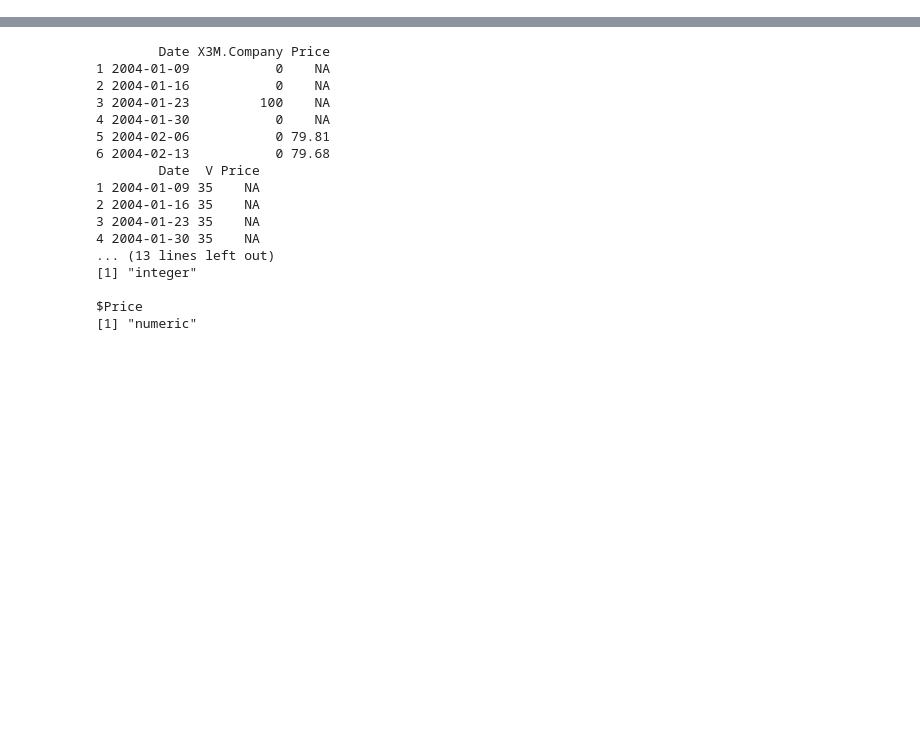
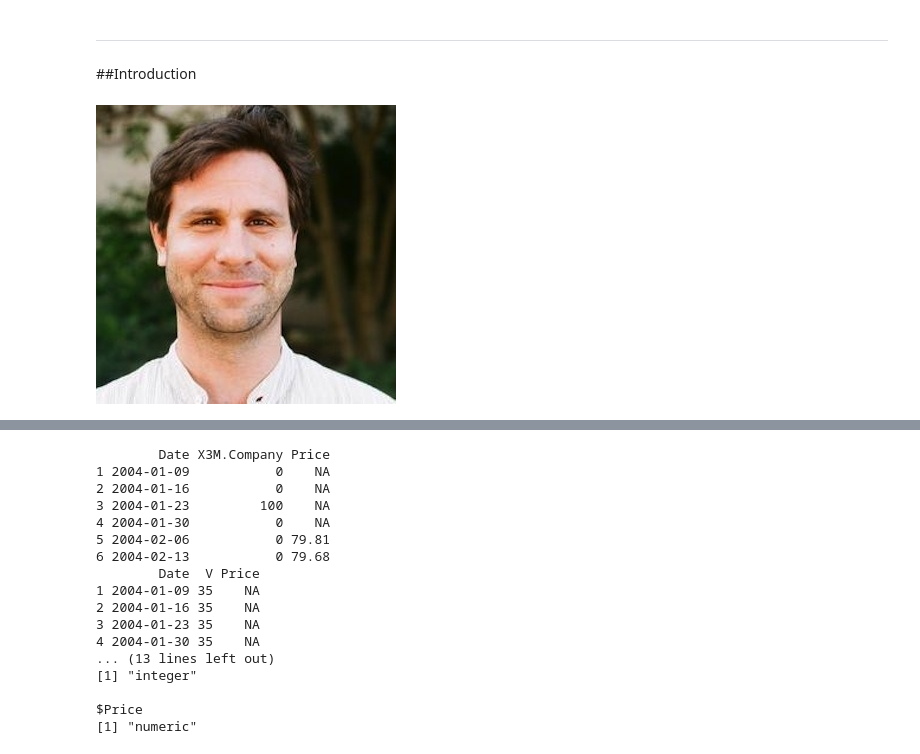
Before and after one commit to jodreen/data-analysis-template, a Jupyter notebook: notebooks/NB4_project_report.ipynb, the cells around one changed output, grey strips where cells are left out. Drawn from its saved outputs; the diff is of its cells as text; code cells hidden in the pictures; blank space fills up the shorter version.

```diff
--- a/notebooks/NB4_project_report.ipynb
+++ b/notebooks/NB4_project_report.ipynb
@@ -44,0 +24,7 @@ List the team members contributing to this notebook, along with their responsabi
+# %% [markdown]
+--------------------------------
+##Introduction
+# %%
+Image(filename='./visualizations/ben_0.jpg')
+# %% [output]
+[figure, added]
```
Also changed, not shown: parts of 66 cells of this notebook, 1 other file.
